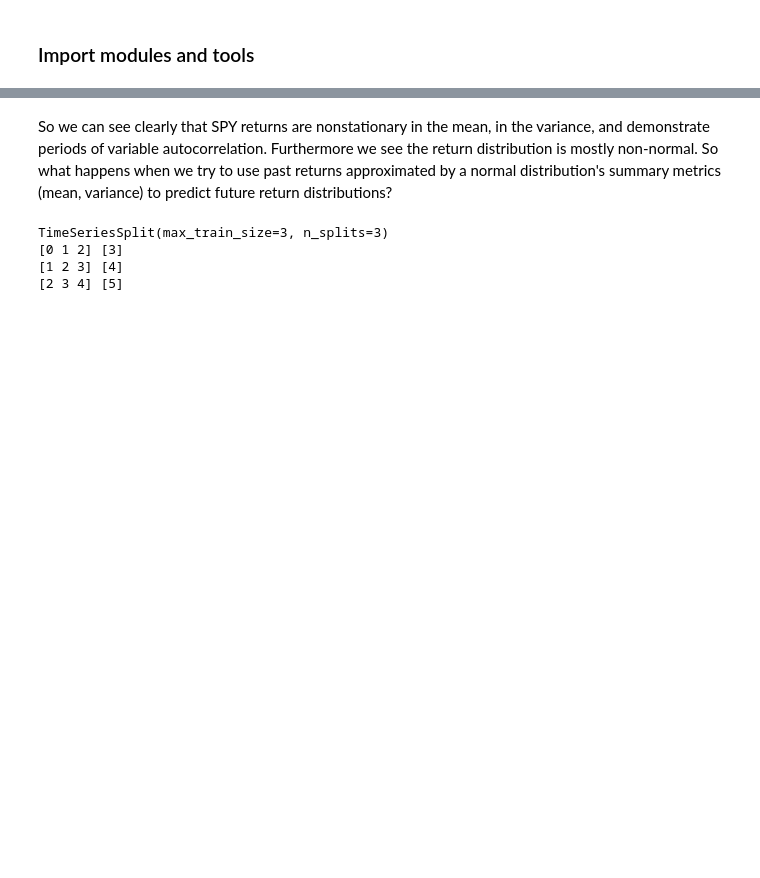
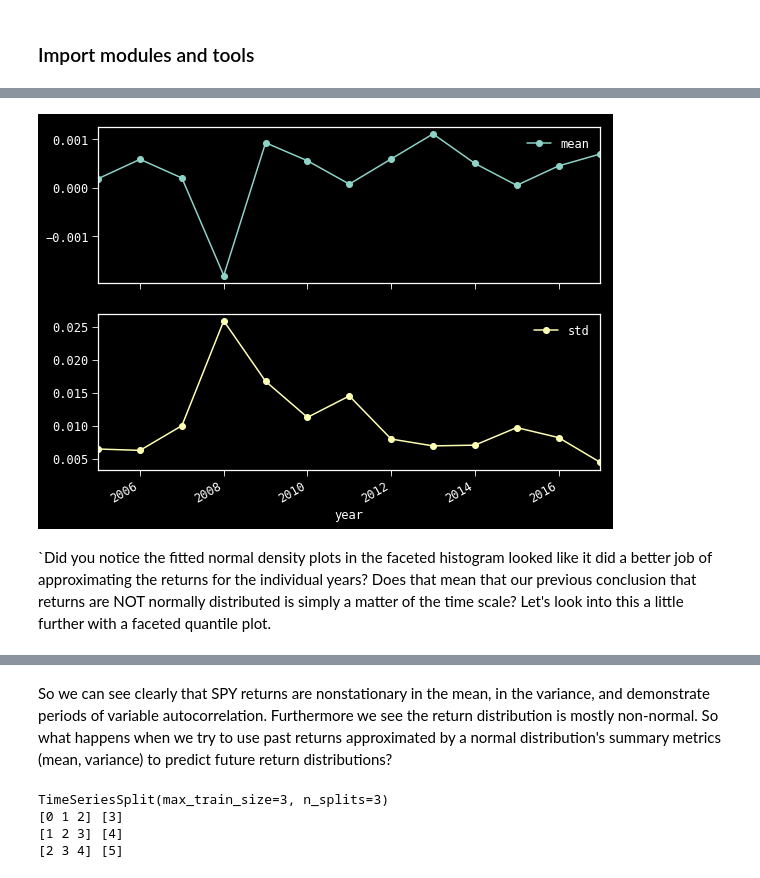
Before and after one commit to BlackArbsCEO/mixture_model_trading_public, a Jupyter notebook: notebooks/01. Motivation.ipynb, the cells around one changed output, grey strips where cells are left out. Drawn from its saved outputs; the diff is of its cells as text; code cells hidden in the pictures; blank space fills up the shorter version.

```diff
--- a/notebooks/01. Motivation.ipynb
+++ b/notebooks/01. Motivation.ipynb
@@ -503,0 +296,6 @@ for year in (rs.loc['2005':].assign(year=lambda df: df.index.year)).year.unique(
+# %%
+df.groupby('year')[ex].agg(['mean', 'std']).plot(marker='o', subplots=True);
+# %% [output]
+[figure, added]
+# %% [markdown]
+`Did you notice the fitted normal density plots in the faceted histogram looked like it did a better job of approximating the returns for the individual years? Does that mean that our previous conclusion that returns are NOT normally distributed is simply a matter of the time scale? Let's look into this a little further with a faceted quantile plot.
```
Also changed, not shown: parts of 54 cells of this notebook.
